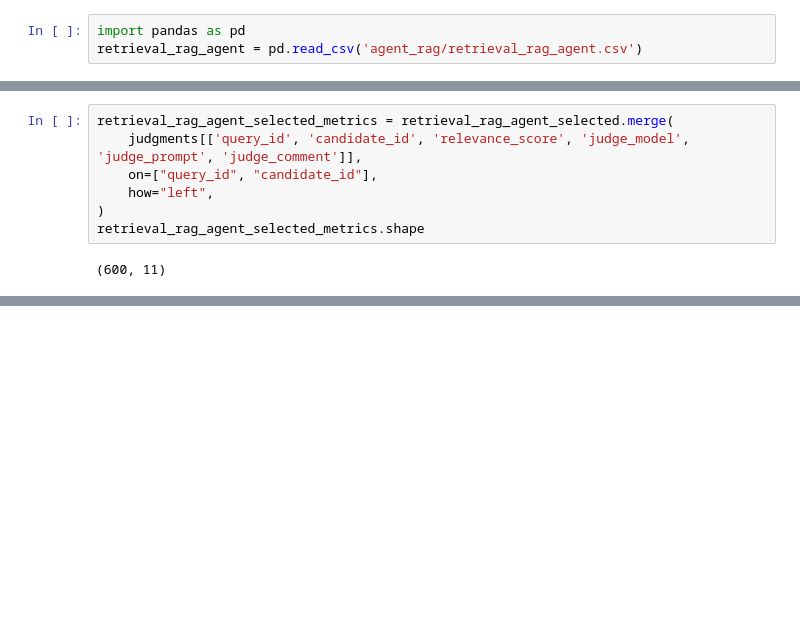
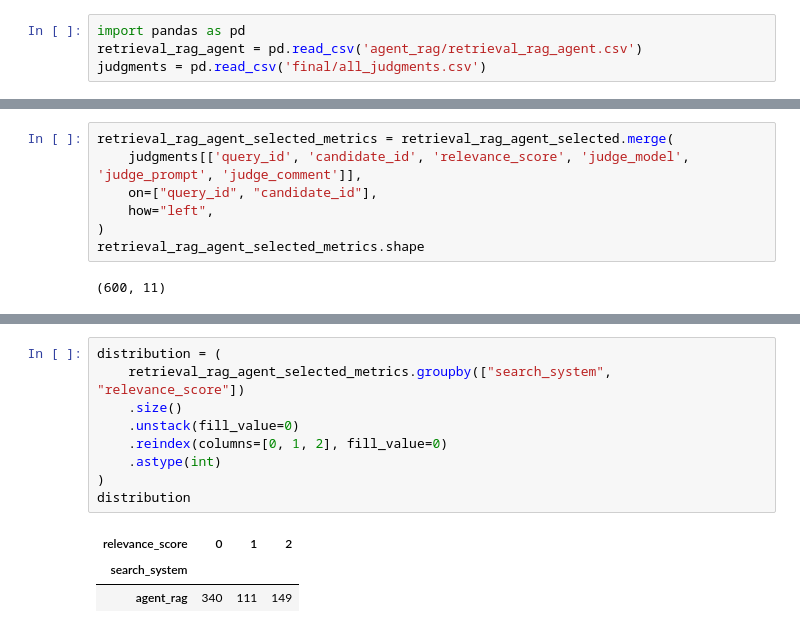
Before and after one commit to LISA-ITMO/SQL-HR, a Jupyter notebook: validation_dataset/metrics_base.ipynb, the cells around one changed output, grey strips where cells are left out. Drawn from its saved outputs; the diff is of its cells as text; blank space fills up the shorter version.

```diff
--- a/validation_dataset/metrics_base.ipynb
+++ b/validation_dataset/metrics_base.ipynb
@@ -579,6 +509,7 @@ distribution
 # %%
 import pandas as pd
 retrieval_rag_agent = pd.read_csv('agent_rag/retrieval_rag_agent.csv')
+judgments = pd.read_csv('final/all_judgments.csv')
 # %%
 retrieval_rag_agent
 # %% [output]
@@ -633,0 +568,13 @@ Name: count, dtype: int64
+# %%
+distribution = (
+    retrieval_rag_agent_selected_metrics.groupby(["search_system", "relevance_score"])
+    .size()
+    .unstack(fill_value=0)
+    .reindex(columns=[0, 1, 2], fill_value=0)
+    .astype(int)
+)
+distribution
+# %% [output]
+| relevance_score | 0 | 1 | 2 |
+| search_system |  |  |  |
+| agent_rag | 340 | 111 | 149 |
```
Also changed, not shown: parts of 17 cells of this notebook, 16 other files.
